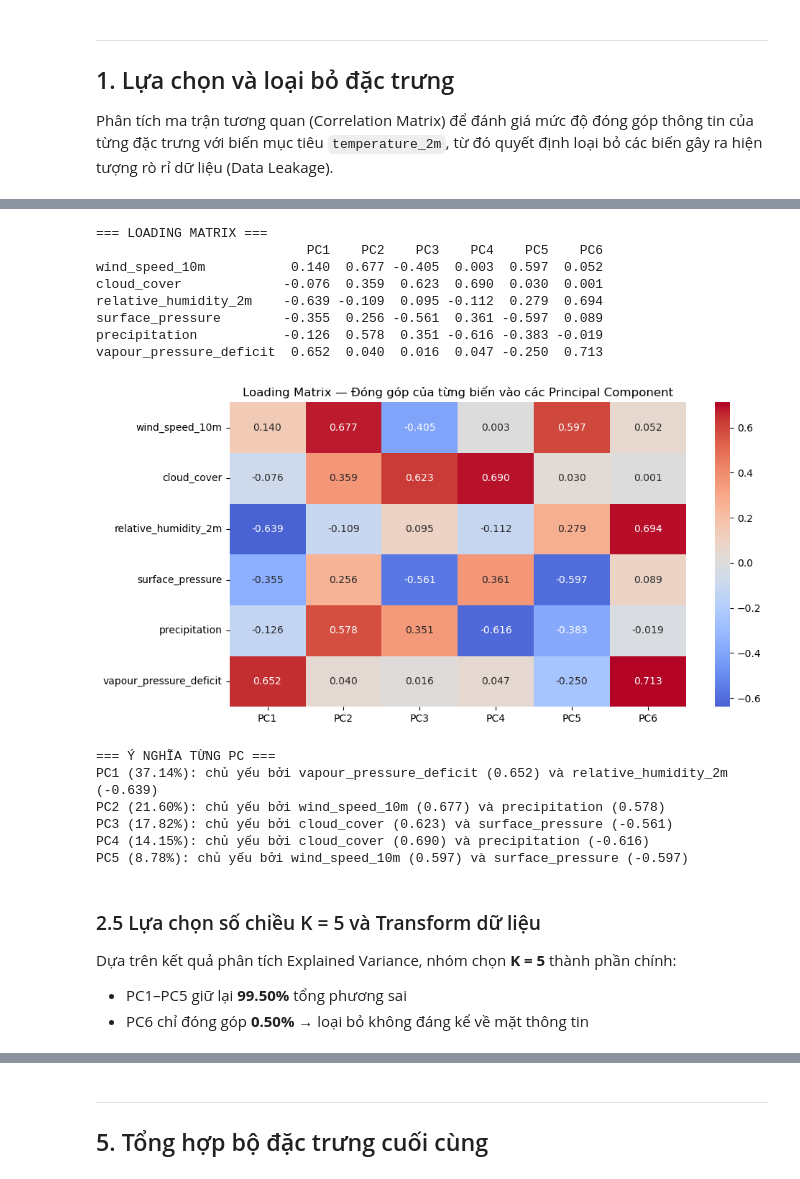
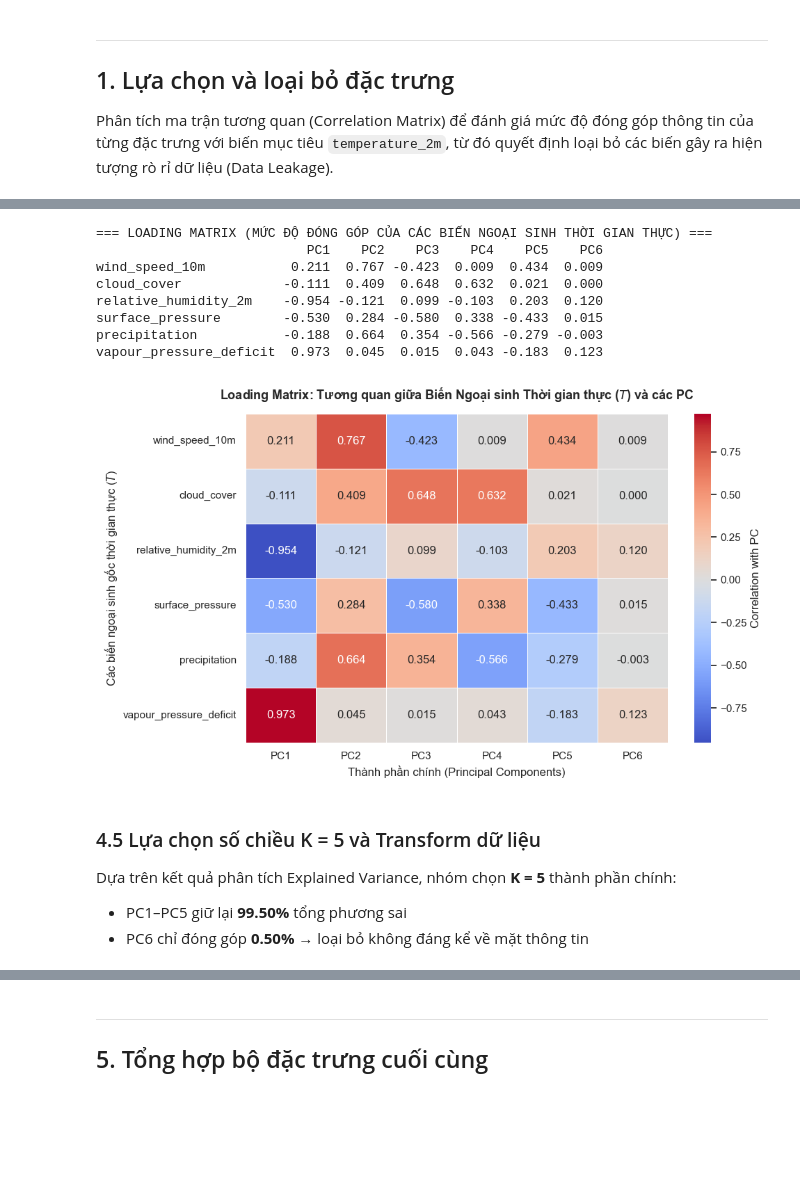
Before and after one commit to meowmeow-uwu/temperature-predictation, a Jupyter notebook: 4_training.ipynb, the cells around one changed output, grey strips where cells are left out. Drawn from its saved outputs; the diff is of its cells as text; code cells hidden in the pictures; blank space fills up the shorter version.

```diff
--- a/4_training.ipynb
+++ b/4_training.ipynb
@@ -250,53 +399,58 @@ PC6             0.0302              0.50%       100.00%
 
 Loading Matrix thể hiện mức độ đóng góp (tải trọng) của từng biến gốc vào từng thành phần chính, giúp diễn giải ý nghĩa vật lý của từng PC.
 # %%
-# ==================================================
-# 2.4 Phân tích Loading Matrix
-# ==================================================
-loadings = pd.DataFrame(
-    pca_full.components_.T,
-    columns=[f'PC{i+1}' for i in range(len(feature_cols))],
-    index=feature_cols
-)
+import pandas as pd
+import numpy as np
+import seaborn as sns
+import matplotlib.pyplot as plt
 
-print("=== LOADING MATRIX ===")
-print(loadings.round(3))
+# ==============================================================================
+# 3.4 Phân tích Loading Matrix (Hệ số tải đặc trưng Thời gian thực)
+# ==============================================================================
 
-fig, ax = plt.subplots(figsize=(10, 5))
-sns.heatmap(loadings,
+# Lấy ma trận trọng số (Loadings) từ mô hình PCA đã fit
+loadings = pca_full.components_.T * np.sqrt(pca_full.explained_variance_)
+
+# Khởi tạo DataFrame với index là danh sách biến ngoại sinh gốc thời gian thực (exogenous_cols)
+loading_df = pd.DataFrame(loadings,
+                          index=exogenous_cols,
+                          columns=[f'PC{i+1}' for i in range(pca_full.n_components_)])
+
+print("=== LOADING MATRIX (MỨC ĐỘ ĐÓNG GÓP CỦA CÁC BIẾN NGOẠI SINH THỜI GIAN THỰC) ===")
+print(loading_df.round(3))
+
+# Trực quan hóa bằng Heatmap
+fig, ax = plt.subplots(figsize=(10, 6))
+sns.heatmap(loading_df,
             annot=True,
-            fmt='.3f',
             cmap='coolwarm',
             center=0,
-            ax=ax)
-ax.set_title('Loading Matrix — Đóng góp của từng biến vào các Principal Component',
-             fontsize=12)
+            fmt='.3f',
+            linewidths=0.5,
+            cbar_kws={'label': 'Correlation with PC'})
+
+# Cấu hình tiêu đề đồ thị theo đúng bản chất dữ liệu mới
+ax.set_title('Loading Matrix: Tương quan giữa Biến Ngoại sinh Thời gian thực ($T$) và các PC',
+             fontsize=13, fontweight='bold', pad=15)
+plt.ylabel('Các biến ngoại sinh gốc thời gian thực ($T$)')
+plt.xlabel('Thành phần chính (Principal Components)')
+plt.xticks(rotation=0)
+plt.yticks(rotation=0)
+
 plt.tight_layout()
 plt.show()
-
-print("\n=== Ý NGHĨA TỪNG PC ===")
-for i in range(5):
-    pc = loadings[f'PC{i+1}']
-    top = pc.abs().nlargest(2).index.tolist()
-    print(f"PC{i+1} ({explained_var[i]*100:.2f}%): chủ yếu bởi {top[0]} ({pc[top[0]]:.3f}) và {top[1]} ({pc[top[1]]:.3f})")
 # %% [output]
-=== LOADING MATRIX ===
+=== LOADING MATRIX (MỨC ĐỘ ĐÓNG GÓP CỦA CÁC BIẾN NGOẠI SINH THỜI GIAN THỰC) ===
                            PC1    PC2    PC3    PC4    PC5    PC6
-wind_speed_10m           0.140  0.677 -0.405  0.003  0.597  0.052
-cloud_cover             -0.076  0.359  0.623  0.690  0.030  0.001
-relative_humidity_2m    -0.639 -0.109  0.095 -0.112  0.279  0.694
-surface_pressure        -0.355  0.256 -0.561  0.361 -0.597  0.089
-precipitation           -0.126  0.578  0.351 -0.616 -0.383 -0.019
-vapour_pressure_deficit  0.652  0.040  0.016  0.047 -0.250  0.713
+wind_speed_10m           0.211  0.767 -0.423  0.009  0.434  0.009
+cloud_cover             -0.111  0.409  0.648  0.632  0.021  0.000
+relative_humidity_2m    -0.954 -0.121  0.099 -0.103  0.203  0.120
+surface_pressure        -0.530  0.284 -0.580  0.338 -0.433  0.015
+precipitation           -0.188  0.664  0.354 -0.566 -0.279 -0.003
+vapour_pressure_deficit  0.973  0.045  0.015  0.043 -0.183  0.123
-[figure, old version]
+[figure, new version]
-=== Ý NGHĨA TỪNG PC ===
-PC1 (37.14%): chủ yếu bởi vapour_pressure_deficit (0.652) và relative_humidity_2m (-0.639)
-PC2 (21.60%): chủ yếu bởi wind_speed_10m (0.677) và precipitation (0.578)
-PC3 (17.82%): chủ yếu bởi cloud_cover (0.623) và surface_pressure (-0.561)
-PC4 (14.15%): chủ yếu bởi cloud_cover (0.690) và precipitation (-0.616)
-PC5 (8.78%): chủ yếu bởi wind_speed_10m (0.597) và surface_pressure (-0.597)
 # %% [markdown]
-### 2.5 Lựa chọn số chiều K = 5 và Transform dữ liệu
+### 4.5 Lựa chọn số chiều K = 5 và Transform dữ liệu
 
 Dựa trên kết quả phân tích Explained Variance, nhóm chọn **K = 5** thành phần chính:
 - PC1–PC5 giữ lại **99.50%** tổng phương sai
```
Also changed, not shown: parts of 31 cells of this notebook, 29 other files.
